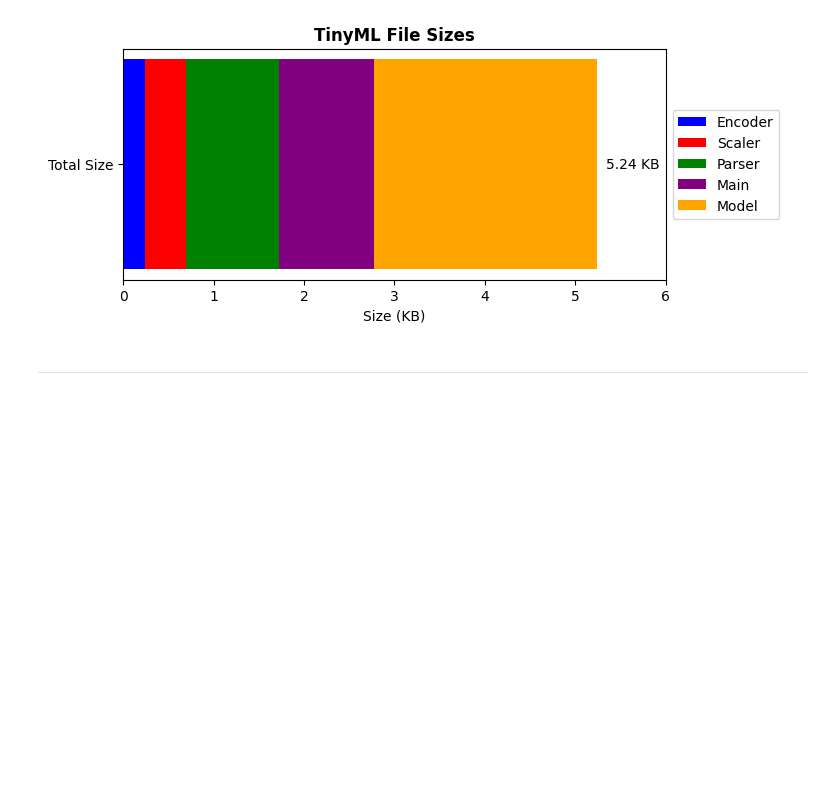
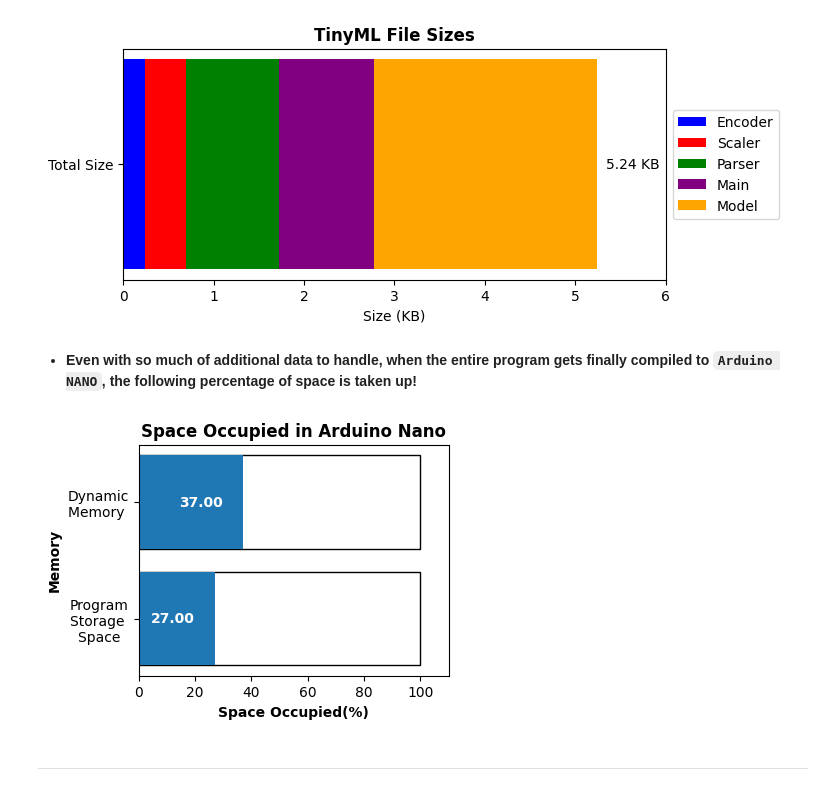
Before and after one commit to manjit-baishya-datascience/Optimizing-Cancer-Classification-for-Edge-Devices-Using-TinyML, a Jupyter notebook: Cancer Prediction from RNA Sequence - TinyML.ipynb, the cells around one changed output. Cells and saved outputs as stored; diff of their text form; code cells hidden in the pictures; blank space fills up the shorter version.

```diff
--- a/Cancer Prediction from RNA Sequence - TinyML.ipynb
+++ b/Cancer Prediction from RNA Sequence - TinyML.ipynb
@@ -769,5 +769,42 @@ plt.xlim(0,6)
 plt.show()
 # %% [output]
 [figure]
+# %% [markdown]
+- **Even with so much of additional data to handle, when the entire program gets finally compiled to `Arduino NANO`, the following percentage of space is taken up!**
+# %%
+# Summarizing ML Model Accuracies
+model_size = {"Program\nStorage \nSpace  ": 27, "Dynamic\nMemory ": 37}
+
+# Define the total capacity for each category
+total_capacity = 100
+
+### Plotting model accuracies
+plt.figure(figsize=(4, 3))
+
+# Plotting the light blue bars representing 100% capacity with a border
+total_bars = plt.barh(list(model_size.keys()),
+                      [total_capacity] * len(model_size),
+                      color='white',
+                      edgecolor='black',  # Adding the border color
+                      linewidth=1)            # Setting the border thickness
+
+# Plotting the actual data bars on top in blue
+bars = plt.barh(list(model_size.keys()), list(model_size.values()))
+
+# Adding annotations inside the blue bars
+for bar in bars:
+    width = bar.get_width()
+    plt.text(width - 15, bar.get_y() + bar.get_height() / 2,
+             '{:.2f}'.format(round(width, 2)),
+             ha='center', va='center', color='white', fontweight='bold')
+
+plt.ylabel('Memory', fontweight='bold')
+plt.xlabel('Space Occupied(%)', fontweight='bold')
+plt.title('Space Occupied in Arduino Nano', fontweight='bold')
+plt.xlim(0, 110)
+plt.xticks([0, 20, 40, 60, 80, 100])
+plt.show()
+# %% [output]
+[figure, added]
 # %% [markdown]
 ---
```
